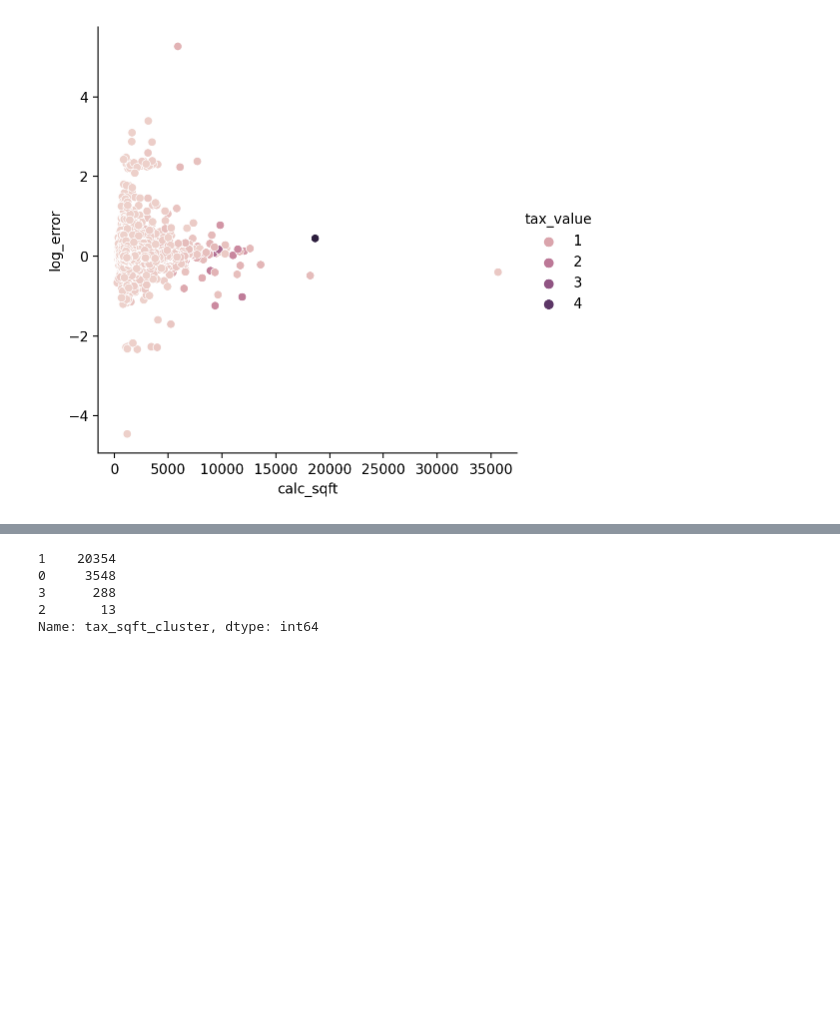
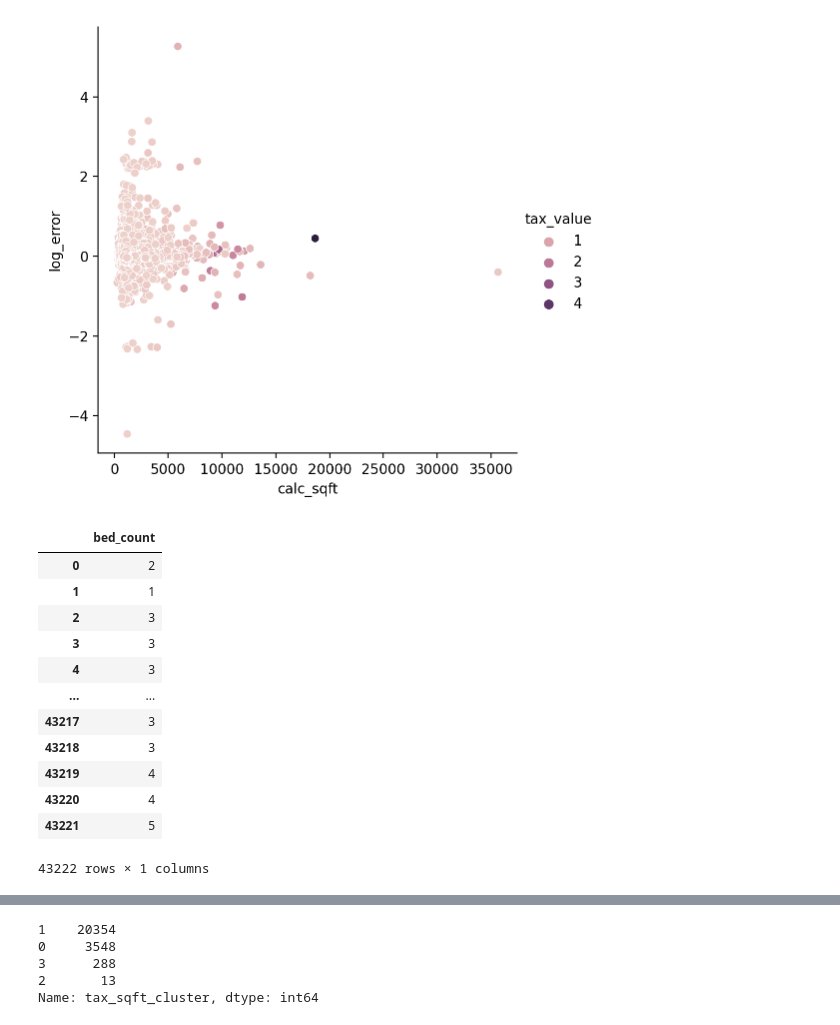
Before and after one commit to L-G-B-Team/clustering-project, a Jupyter notebook: woody_explore.ipynb, the cells around one changed output, grey strips where cells are left out. Saved outputs shown, nothing was run; the diff lists cells and outputs as text; code cells hidden in the pictures; blank space fills up the shorter version.

```diff
--- a/woody_explore.ipynb
+++ b/woody_explore.ipynb
@@ -28,6 +28,22 @@ sns.relplot(data=train.sort_values(by='fips'), x='calc_sqft', y='log_error',hue=
 # %% [output]
 <seaborn.axisgrid.FacetGrid at 0x...>
 [figure]
+# %%
+df[['bed_count']]
+# %% [output]
+|  | bed_count |
+| 0 | 2 |
+| 1 | 1 |
+| 2 | 3 |
+| 3 | 3 |
+| 4 | 3 |
+| ... | ... |
+| 43217 | 3 |
+| 43218 | 3 |
+| 43219 | 4 |
+| 43220 | 4 |
+| 43221 | 5 |
+43222 rows × 1 columns
 # %%
 e.generate_elbow(train[['tax_value','calc_sqft']])
 # %% [output]
```
Also changed, not shown: parts of 5 cells of this notebook, 1 other file.
